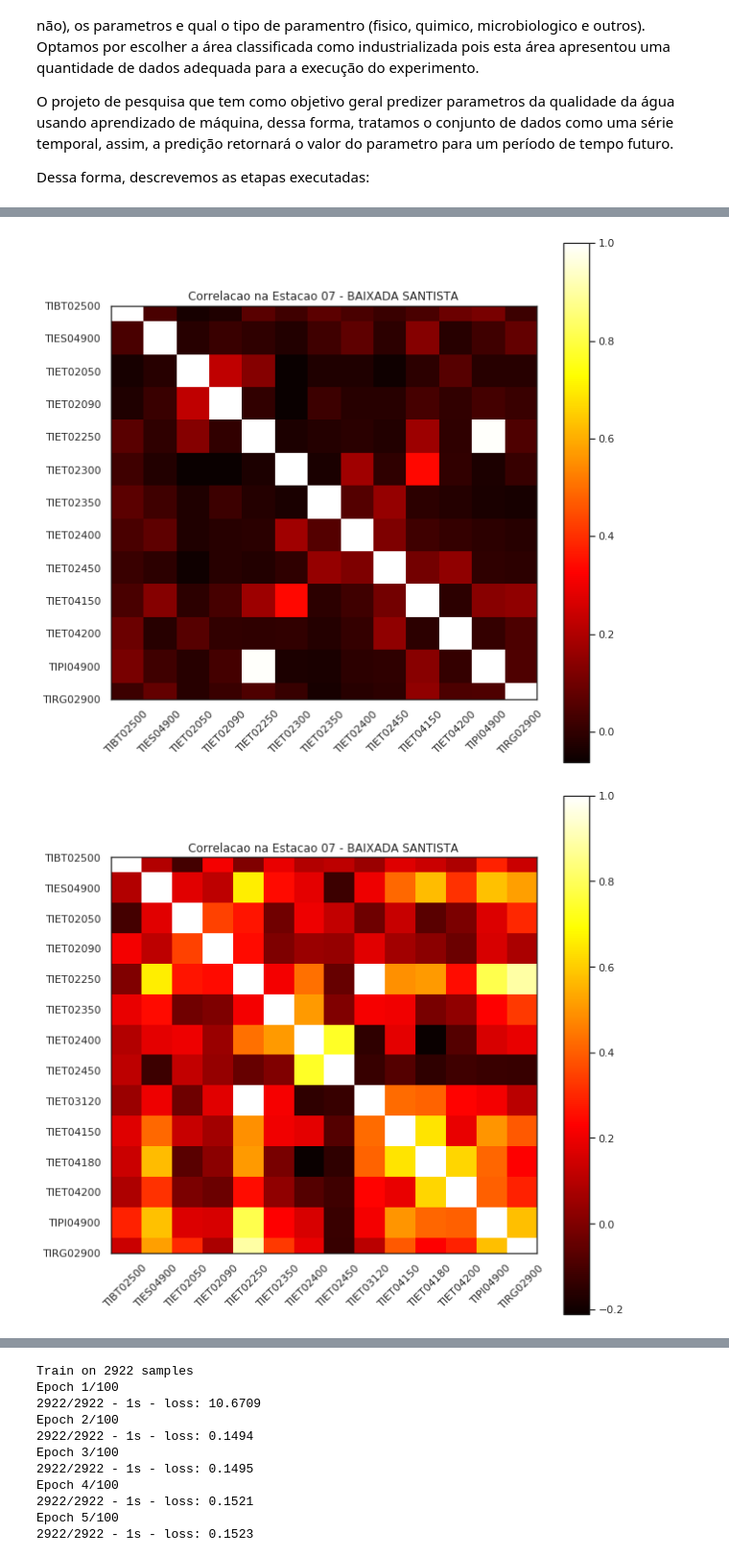
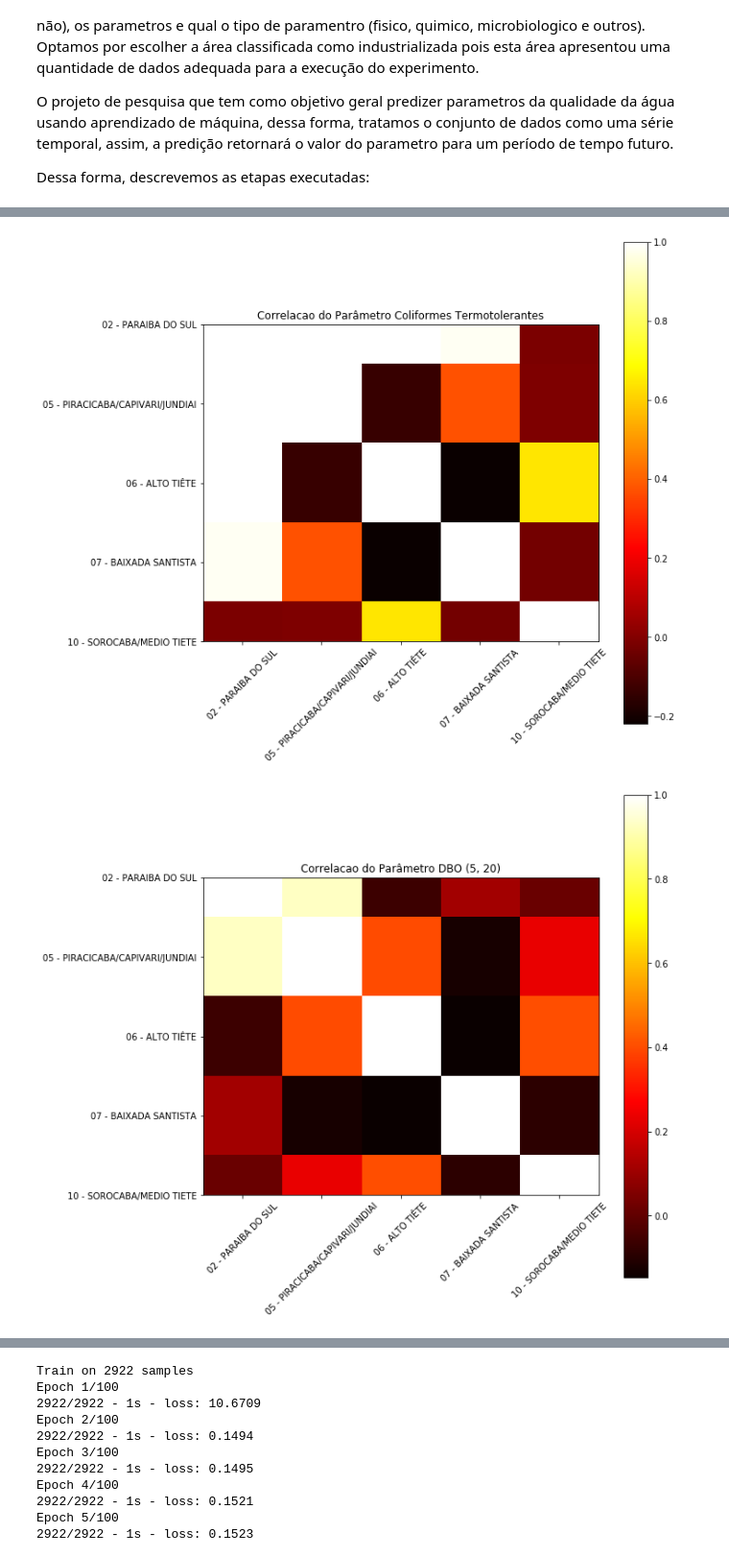
Before and after one commit to andersonchico/predicaoagua, a Jupyter notebook: src/correlation_Sequential_model.ipynb, the cells around one changed output, grey strips where cells are left out. Shown at 96% size. Saved outputs shown, nothing was run; the diff lists cells and outputs as text; code cells hidden in the pictures.

```diff
--- a/src/correlation_Sequential_model.ipynb
+++ b/src/correlation_Sequential_model.ipynb
@@ -107,29 +111,29 @@ for i_estacoes in estacoes:
 # %%
 
-grouped_df_param = geral_df.groupby([pd.Grouper(freq='1M'), 'codigo_ponto', 'parametro'],
+grouped_df_param = geral_df.groupby([pd.Grouper(freq='1M'), 'UGRHI', 'parametro'],
                                 as_index=True ).mean()['valor']
 
 grouped_df_param = grouped_df_param.reset_index()
 
 
 
 for param_WQ in parameters_WQ_name:
 
     df_temp_param = grouped_df_param.loc[grouped_df_param['parametro'] == param_WQ]
 
     df_temp_param.index = df_temp_param['data_coleta']
-    corr = df_temp_param.groupby([pd.Grouper(freq='1M'), 'codigo_ponto'],
+    corr = df_temp_param.groupby([pd.Grouper(freq='1M'), 'UGRHI'],
                             as_index=True ).mean()['valor'].unstack()
 
-    corr = corr.loc[ :, corr.isna().mean() < .75].corr()
+    corr = corr.corr()
 
     plt.figure(figsize=(10,10))
     plt.imshow(corr, cmap='hot', interpolation='none')
     plt.colorbar()
-    plt.title('Correlacao na Estacao ' + i_estacoes)
+    plt.title('Correlacao do Parâmetro ' + param_WQ)
     plt.xticks(range(len(corr)), corr.columns, rotation=45)
     plt.yticks(range(len(corr)), corr.columns)
     plt.show()
 # %% [output]
-[figure, old version]
+[figure, new version]
-[figure, old version]
+[figure, new version]
```
Also changed, not shown: parts of 6 cells of this notebook, 3 other files.
